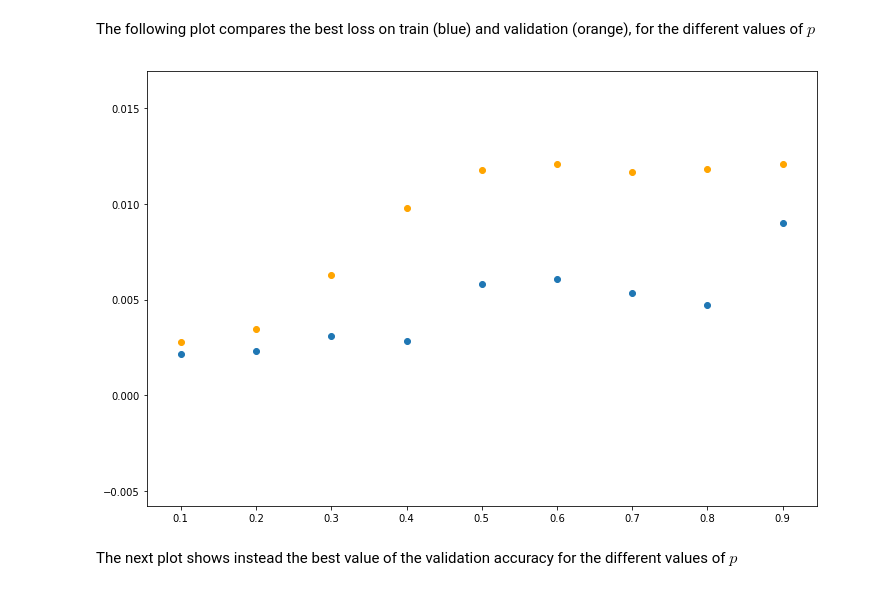
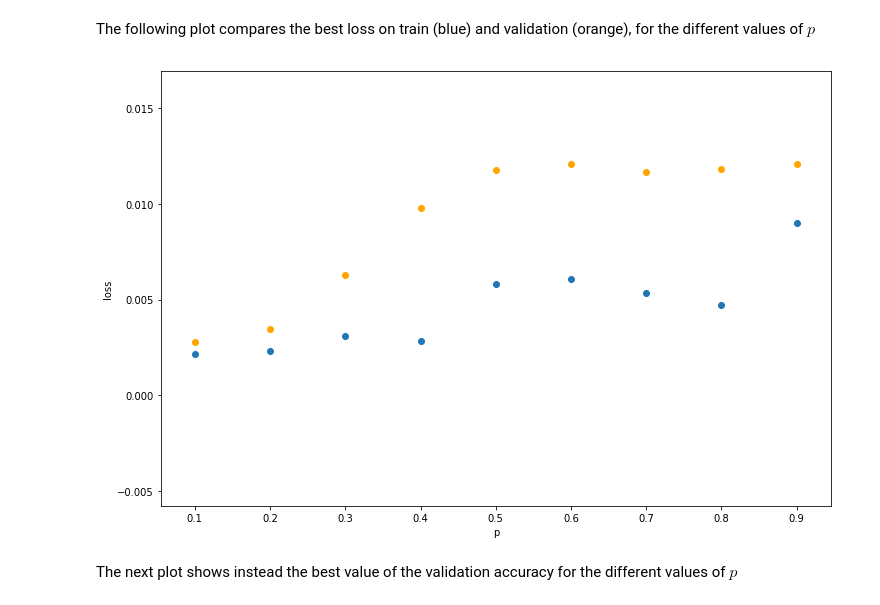
Before and after one commit to fabiomontello/AML-projects, a Jupyter notebook: HW3/AML Assignment 3 - report - Q3.ipynb, the cells around one changed output. Drawn from its saved outputs; the diff is of its cells as text; code cells hidden in the pictures.

```diff
--- a/HW3/AML Assignment 3 - report - Q3.ipynb
+++ b/HW3/AML Assignment 3 - report - Q3.ipynb
@@ -217,12 +217,14 @@ The following plot compares the best loss on train (blue) and validation (orange
 # %%
 import matplotlib.pyplot as plt
 import numpy as np
 plt.figure(figsize = (12, 8))
 plt.scatter(x = list(np.arange(0.1, 1, 0.1)), y = best_train_loss)
 plt.scatter(x = list(np.arange(0.1, 1, 0.1)), y = best_val_loss, color = "orange")
+plt.xlabel("p")
+plt.ylabel("loss")
 plt.show()
 # %% [output]
-[figure, old version]
+[figure, new version]
 # %% [markdown]
 The next plot shows instead the best value of the validation accuracy for the different values of $p$
 # %%
```
Also changed, not shown: parts of 1 cell of this notebook.
